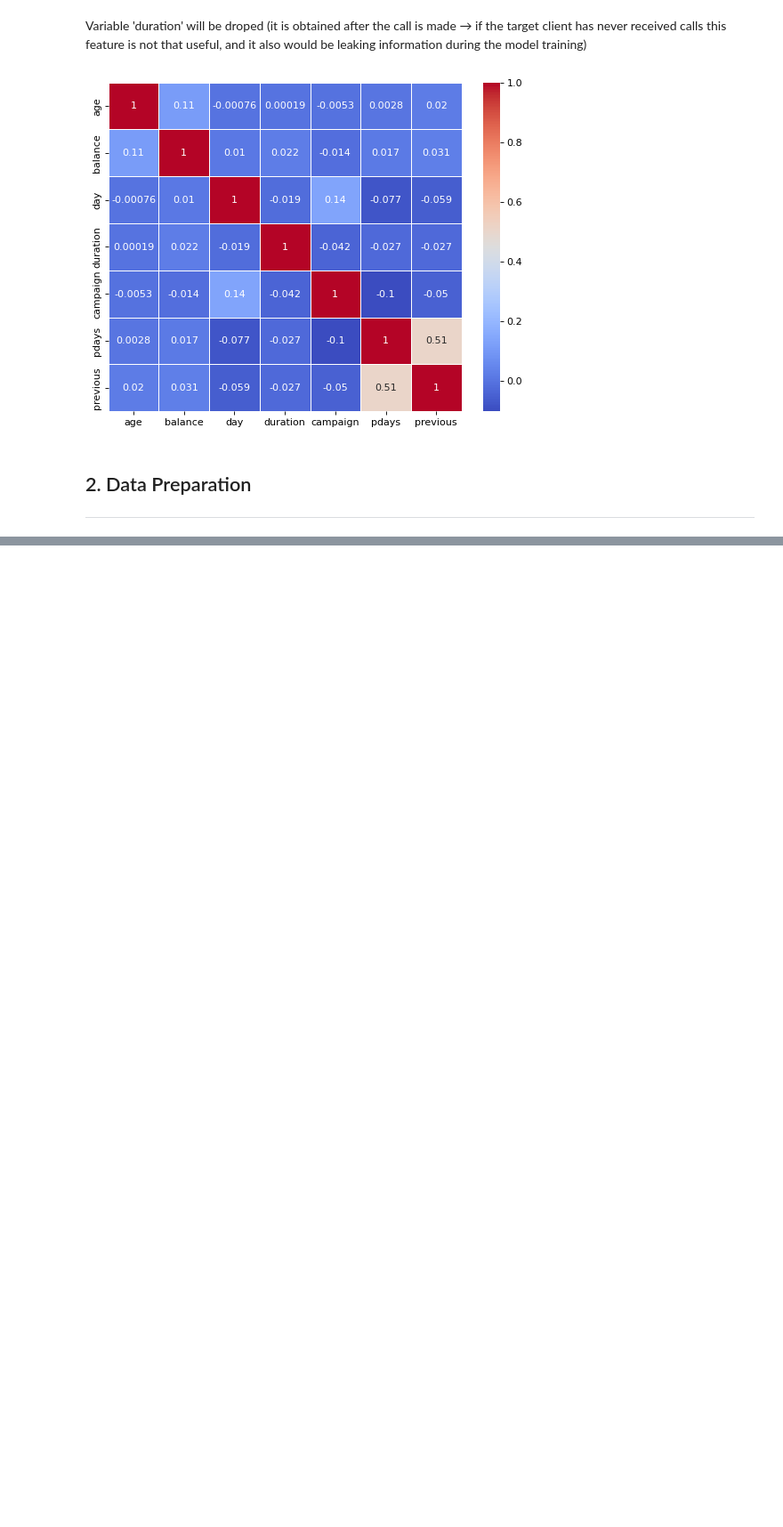
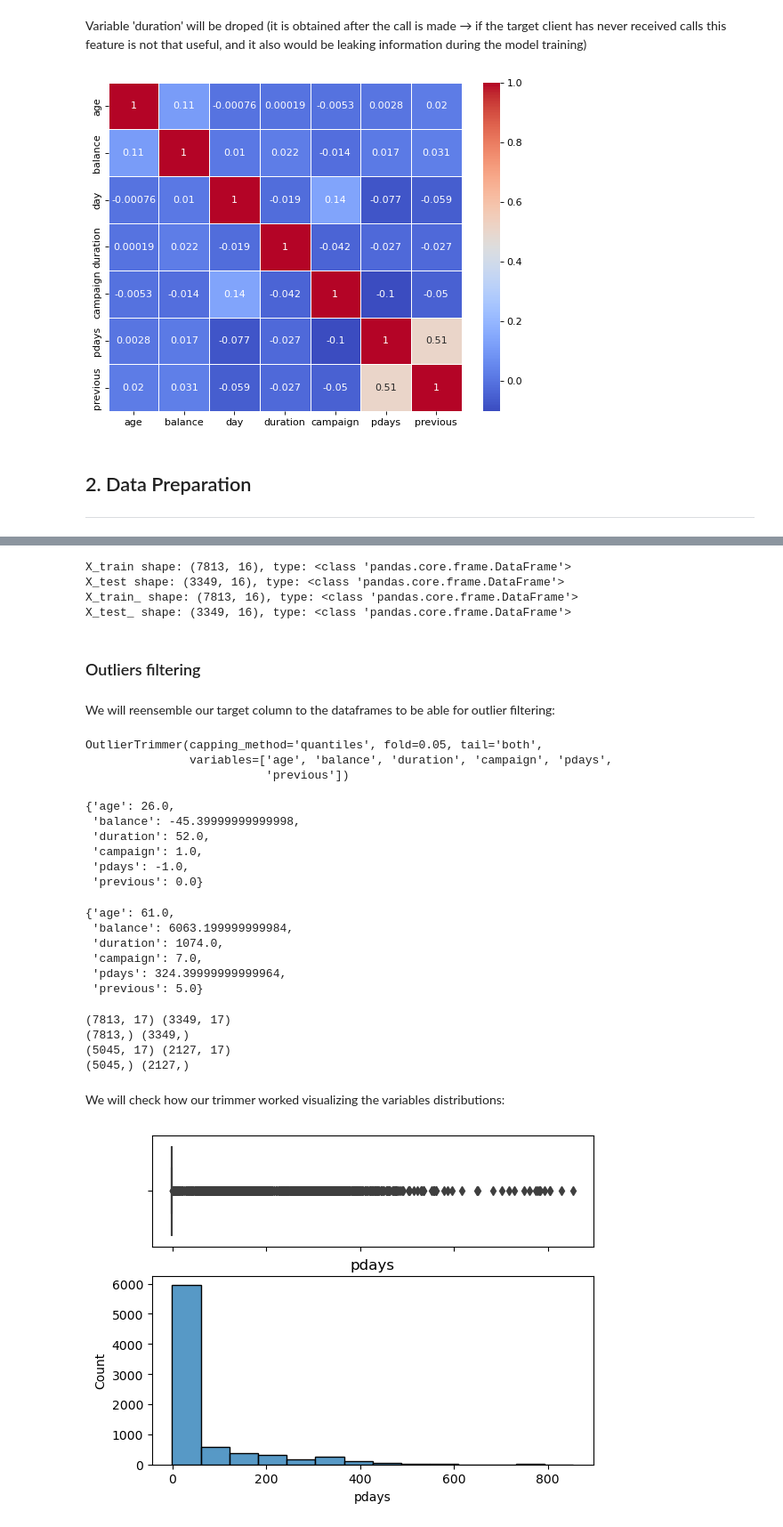
Before and after one commit to facundoriosds/Project-10-Marketing-Strategy, a Jupyter notebook: P10_part_1.ipynb, the cells around one changed output, grey strips where cells are left out. Shown at 89% size. Saved outputs shown, nothing was run; the diff lists cells and outputs as text; code cells hidden in the pictures; blank space fills up the shorter version.

```diff
--- a/P10_part_1.ipynb
+++ b/P10_part_1.ipynb
@@ -279,0 +406,74 @@ In this part Outliers will be filtered, and given we'll train a XGBoost we'll us
+# %%
+print('X_train shape: {}, type: {}'.format(X_train.shape, type(X_train)))
+print('X_test shape: {}, type: {}'.format(X_test.shape,type(X_test)))
+print('X_train_ shape: {}, type: {}'.format(X_train_.shape, type(X_train)))
+print('X_test_ shape: {}, type: {}'.format(X_test_.shape,type(X_test)))
+# %% [output]
+X_train shape: (7813, 16), type: <class 'pandas.core.frame.DataFrame'>
+X_test shape: (3349, 16), type: <class 'pandas.core.frame.DataFrame'>
+X_train_ shape: (7813, 16), type: <class 'pandas.core.frame.DataFrame'>
+X_test_ shape: (3349, 16), type: <class 'pandas.core.frame.DataFrame'>
+# %% [markdown]
+### Outliers filtering
+# %% [markdown]
+We will reensemble our target column to the dataframes to be able for outlier filtering:
+# %%
+X_train_['deposit'] = y_train
+X_test_['deposit'] = y_test
+# %%
+def plot_boxplot_and_hist(data, variable):
+
+    f, (ax_box, ax_hist) = plt.subplots(2, sharex=True, gridspec_kw={"height_ratios": (0.50, 0.85)})
+
+    sns.boxplot(x=data[variable], ax=ax_box)
+    sns.histplot(data=data, x=variable, ax=ax_hist)
+
+    ax_box.set(xlabel="")
+    plt.title(variable)
+    plt.show()
+# %%
+trimmer = OutlierTrimmer(variables=['age', 'balance', 'duration', 'campaign', 'pdays', 'previous'],
+                         capping_method="quantiles",
+                         tail="both",
+                         fold=0.05,
+                         )
+# %%
+trimmer.fit(X_train_)
+# %% [output]
+OutlierTrimmer(capping_method='quantiles', fold=0.05, tail='both',
+               variables=['age', 'balance', 'duration', 'campaign', 'pdays',
+                          'previous'])
+# %%
+trimmer.left_tail_caps_
+# %% [output]
+{'age': 26.0,
+ 'balance': -45.39999999999998,
+ 'duration': 52.0,
+ 'campaign': 1.0,
+ 'pdays': -1.0,
+ 'previous': 0.0}
+# %%
+trimmer.right_tail_caps_
+# %% [output]
+{'age': 61.0,
+ 'balance': 6063.199999999984,
+ 'duration': 1074.0,
+ 'campaign': 7.0,
+ 'pdays': 324.39999999999964,
+ 'previous': 5.0}
+# %%
+print(X_train_.shape, X_test_.shape)
+print(y_train.shape, y_test.shape)
+
+X_train__ = trimmer.transform(X_train_)
+X_test__ = trimmer.transform(X_test_)
+
+print(X_train__.shape, X_test__.shape)
+print(X_train__['deposit'].shape, X_test__['deposit'].shape) #-> this will be our y_train and y_test when we divide targets again
+# %% [output]
+(7813, 17) (3349, 17)
+(7813,) (3349,)
+(5045, 17) (2127, 17)
+(5045,) (2127,)
+# %% [markdown]
+We will check how our trimmer worked visualizing the variables distributions:
@@ -279,0 +482,4 @@ In this part Outliers will be filtered, and given we'll train a XGBoost we'll us
+# %%
+plot_boxplot_and_hist(X_train_, "pdays") # before trimming
+# %% [output]
+[figure, added]
```
Also changed, not shown: parts of 27 cells of this notebook.
